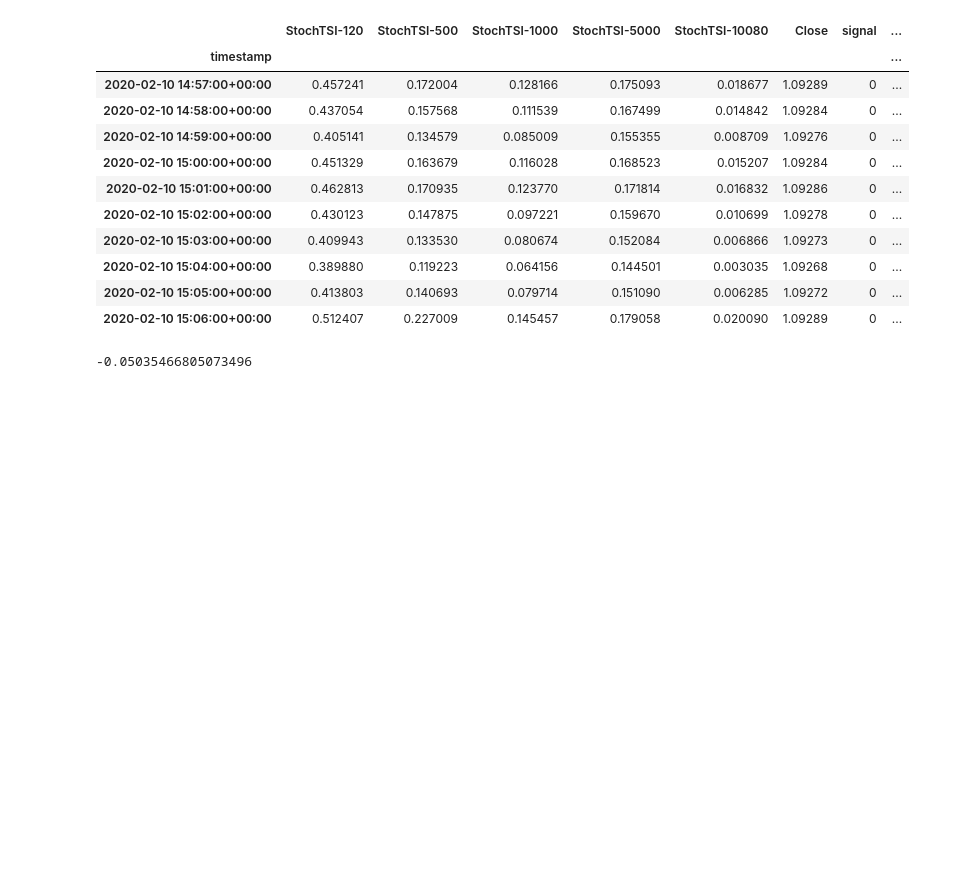
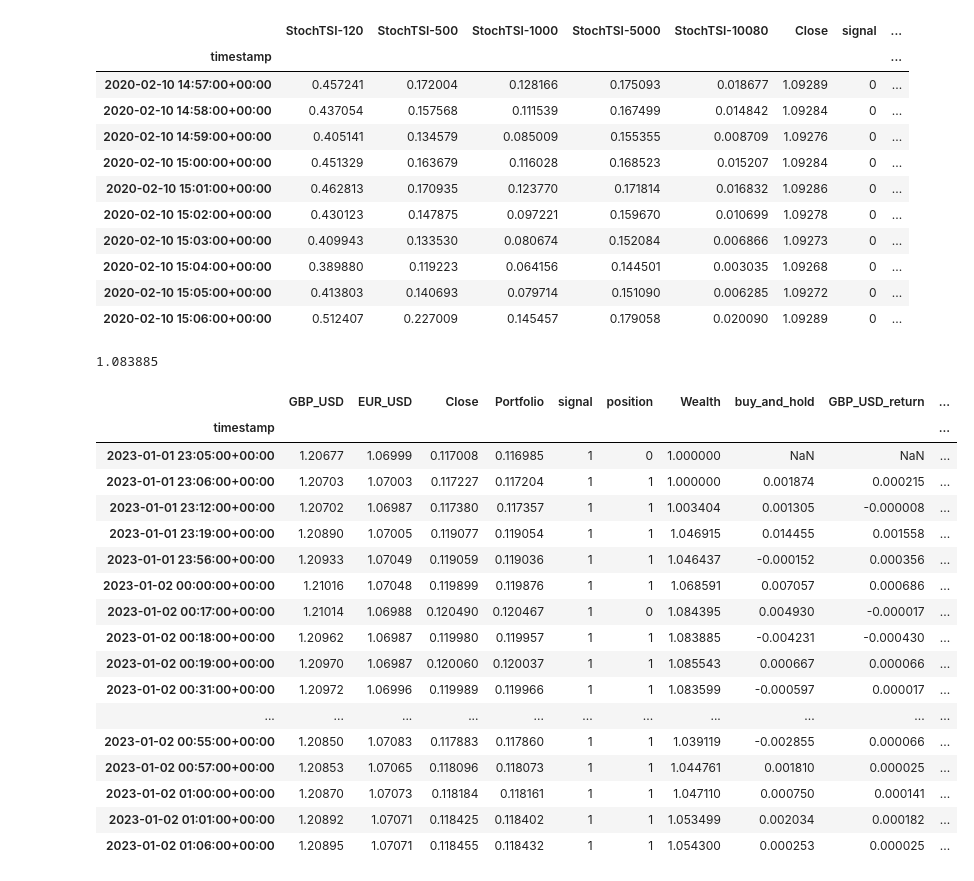
Before and after one commit to vtroude/QuantAndCo, a Jupyter notebook: Research/RSI_Strategy_Analysis.ipynb, the cells around one changed output. Drawn from its saved outputs; the diff is of its cells as text; code cells hidden in the pictures; blank space fills up the shorter version.

```diff
--- a/Research/RSI_Strategy_Analysis.ipynb
+++ b/Research/RSI_Strategy_Analysis.ipynb
@@ -46,7 +46,31 @@ df.loc[df.index<='2020-02-10 15:07:00'].tail(10)
 | 2020-02-10 15:04:00+00:00 | 0.389880 | 0.119223 | 0.064156 | 0.144501 | 0.003035 | 1.09268 | 0 | ... |
 | 2020-02-10 15:05:00+00:00 | 0.413803 | 0.140693 | 0.079714 | 0.151090 | 0.006285 | 1.09272 | 0 | ... |
 | 2020-02-10 15:06:00+00:00 | 0.512407 | 0.227009 | 0.145457 | 0.179058 | 0.020090 | 1.09289 | 0 | ... |
-# %%
-(1.09268/1.09821-1)*10
-# %% [output]
--0.05035466805073496
+# %%
+import pandas as pd
+
+df = pd.read_csv('/root/QuantAndCo/Data/Backtest/forex-EUR_USD-GBP_USD-1m-2023-01-01 23:05:00+00:00-2023-12-29 21:57:00+00:00-Backtest_DF.csv')
+
+y = pd.read_csv("/root/QuantAndCo/Data/forex/EUR_USD/1m/OHLC/1563535876_1713535876.csv")
+x = pd.read_csv("/root/QuantAndCo/Data/forex/GBP_USD/1m/OHLC/1563535876_1713535876.csv")
+y["timestamp"] = pd.to_datetime(y["close_time"])
+y.set_index("timestamp", inplace=True)
+y = y[["Close"]].rename(columns={"Close": "EUR_USD"})
+x["timestamp"] = pd.to_datetime(x["close_time"])
+x.set_index("timestamp", inplace=True)
+x = x[["Close"]].rename(columns={"Close": "GBP_USD"})
+forex_df = pd.merge(x, y, right_index=True, left_index=True, how="inner")
+df['timestamp'] = pd.to_datetime(df['timestamp'])
+df.set_index('timestamp', inplace=True)
+df = pd.merge(df, forex_df, right_index=True, left_index=True, how='left')
+df["Portfolio"] = df["GBP_USD"] - 1.0185 * df["EUR_USD"]
+df = df[["GBP_USD", "EUR_USD", "Close", "Portfolio", "signal", "position", "Wealth", "buy_and_hold"]]
+df["GBP_USD_return"] = df["GBP_USD"].pct_change()
+df["EUR_USD_return"] = df["EUR_USD"].pct_change()
+
+previous_wealth = 1
+position = 1
+buy_and_hold_return = 0.001874
+leverage = 3
+fees = 0.00007
+wealth = previous_wealth * (1 + position * buy_and_hold_return * leverage * (1 - fees))
@@ -52,0 +93,33 @@ df.loc[df.index<='2020-02-10 15:07:00'].tail(10)
+# %%
+position = 0
+position_change = 1
+previous_wealth = 1.084395
+buy_and_hold_return = -0.004231
+fees=0.00007
+slippage=0.01/100
+leverage=3
+update_wealth(previous_wealth=previous_wealth, buy_and_hold_return=buy_and_hold_return,
+              position_change=position_change, position=position, leverage=leverage, slippage=slippage)
+# %% [output]
+1.083885
+# %%
+df.loc[df.index>="2023-01-01 21:30:00+00:00"].head(20)
+# %% [output]
+|  | GBP_USD | EUR_USD | Close | Portfolio | signal | position | Wealth | buy_and_hold | GBP_USD_return | ... |
+| timestamp |  |  |  |  |  |  |  |  |  | ... |
+| 2023-01-01 23:05:00+00:00 | 1.20677 | 1.06999 | 0.117008 | 0.116985 | 1 | 0 | 1.000000 | NaN | NaN | ... |
+| 2023-01-01 23:06:00+00:00 | 1.20703 | 1.07003 | 0.117227 | 0.117204 | 1 | 1 | 1.000000 | 0.001874 | 0.000215 | ... |
+| 2023-01-01 23:12:00+00:00 | 1.20702 | 1.06987 | 0.117380 | 0.117357 | 1 | 1 | 1.003404 | 0.001305 | -0.000008 | ... |
+| 2023-01-01 23:19:00+00:00 | 1.20890 | 1.07005 | 0.119077 | 0.119054 | 1 | 1 | 1.046915 | 0.014455 | 0.001558 | ... |
+| 2023-01-01 23:56:00+00:00 | 1.20933 | 1.07049 | 0.119059 | 0.119036 | 1 | 1 | 1.046437 | -0.000152 | 0.000356 | ... |
+| 2023-01-02 00:00:00+00:00 | 1.21016 | 1.07048 | 0.119899 | 0.119876 | 1 | 1 | 1.068591 | 0.007057 | 0.000686 | ... |
+| 2023-01-02 00:17:00+00:00 | 1.21014 | 1.06988 | 0.120490 | 0.120467 | 1 | 0 | 1.084395 | 0.004930 | -0.000017 | ... |
+| 2023-01-02 00:18:00+00:00 | 1.20962 | 1.06987 | 0.119980 | 0.119957 | 1 | 1 | 1.083885 | -0.004231 | -0.000430 | ... |
+| 2023-01-02 00:19:00+00:00 | 1.20970 | 1.06987 | 0.120060 | 0.120037 | 1 | 1 | 1.085543 | 0.000667 | 0.000066 | ... |
+| 2023-01-02 00:31:00+00:00 | 1.20972 | 1.06996 | 0.119989 | 0.119966 | 1 | 1 | 1.083599 | -0.000597 | 0.000017 | ... |
+| ... | ... | ... | ... | ... | ... | ... | ... | ... | ... | ... |
+| 2023-01-02 00:55:00+00:00 | 1.20850 | 1.07083 | 0.117883 | 0.117860 | 1 | 1 | 1.039119 | -0.002855 | 0.000066 | ... |
+| 2023-01-02 00:57:00+00:00 | 1.20853 | 1.07065 | 0.118096 | 0.118073 | 1 | 1 | 1.044761 | 0.001810 | 0.000025 | ... |
+| 2023-01-02 01:00:00+00:00 | 1.20870 | 1.07073 | 0.118184 | 0.118161 | 1 | 1 | 1.047110 | 0.000750 | 0.000141 | ... |
+| 2023-01-02 01:01:00+00:00 | 1.20892 | 1.07071 | 0.118425 | 0.118402 | 1 | 1 | 1.053499 | 0.002034 | 0.000182 | ... |
+| 2023-01-02 01:06:00+00:00 | 1.20895 | 1.07071 | 0.118455 | 0.118432 | 1 | 1 | 1.054300 | 0.000253 | 0.000025 | ... |
```
Also changed, not shown: parts of 7 cells of this notebook, 5 other files.
